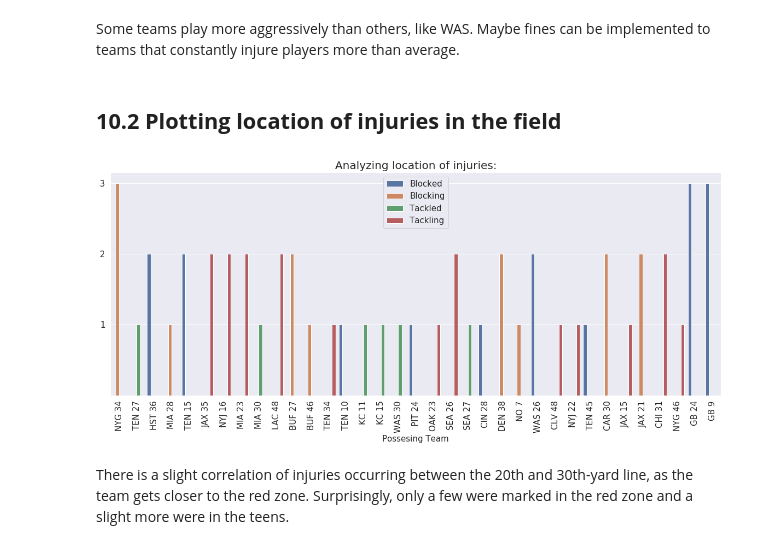
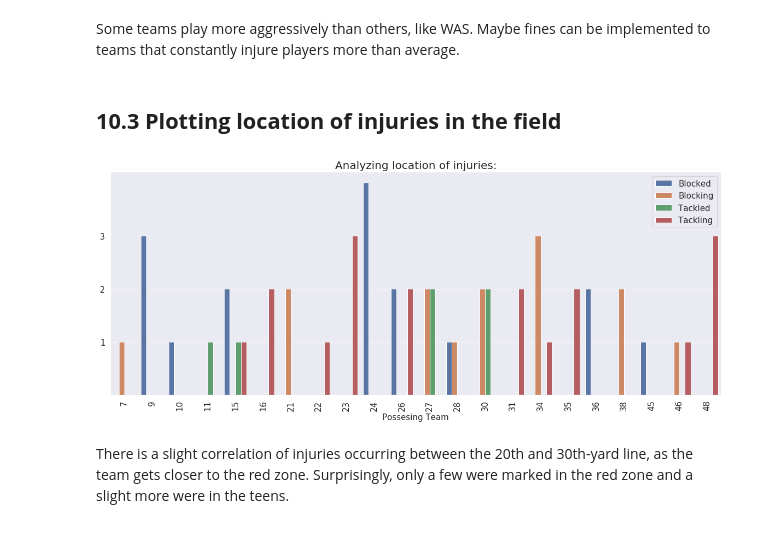
Before and after one commit to CJL89/NFL-Punt-Analysis, a Jupyter notebook: NFL_Punt_Analysis.ipynb, the cells around one changed output. Saved outputs shown, nothing was run; the diff lists cells and outputs as text; code cells hidden in the pictures.

Commit message:
Changed plots

```diff
--- a/NFL_Punt_Analysis.ipynb
+++ b/NFL_Punt_Analysis.ipynb
@@ -798,20 +799,23 @@ plt.show()
 # %% [markdown]
 Some teams play more aggressively than others, like WAS. Maybe fines can be implemented to teams that constantly injure players more than average.
 # %% [markdown]
-## <a id='player_data_plotting_locations'><b>10.2 Plotting location of injuries in the field</b></a>
+## <a id='player_data_plotting_locations'><b>10.3 Plotting location of injuries in the field</b></a>
+# %%
+player_data['Yard'] = player_data['YardLine'].str.split(' ').str[1].astype(int)
+player_data.sort_values(by=['Yard'], inplace=True)
 # %%
 plt.figure(figsize=(20, 7.5))
 
-_ = sns.countplot(player_data['YardLine'], hue=player_data['Player_Activity_Derived'])
+_ = sns.countplot(player_data['Yard'], hue=player_data['Player_Activity_Derived'])
 plt.title('Analyzing location of injuries:', fontsize=20)
 plt.xticks(rotation=90, fontsize=15)
 plt.yticks([1, 2, 3], fontsize=15)
 plt.xlabel('Possesing Team', fontsize=15)
 plt.ylabel('')
-plt.legend(fontsize=15)
+plt.legend(fontsize=15, loc=1)
 
 plt.show()
 # %% [output]
-[figure, old version]
+[figure, new version]
 # %% [markdown]
 There is a slight correlation of injuries occurring between the 20th and 30th-yard line, as the team gets closer to the red zone. Surprisingly, only a few were marked in the red zone and a slight more were in the teens.
```
Also changed, not shown: parts of 3 cells of this notebook.
